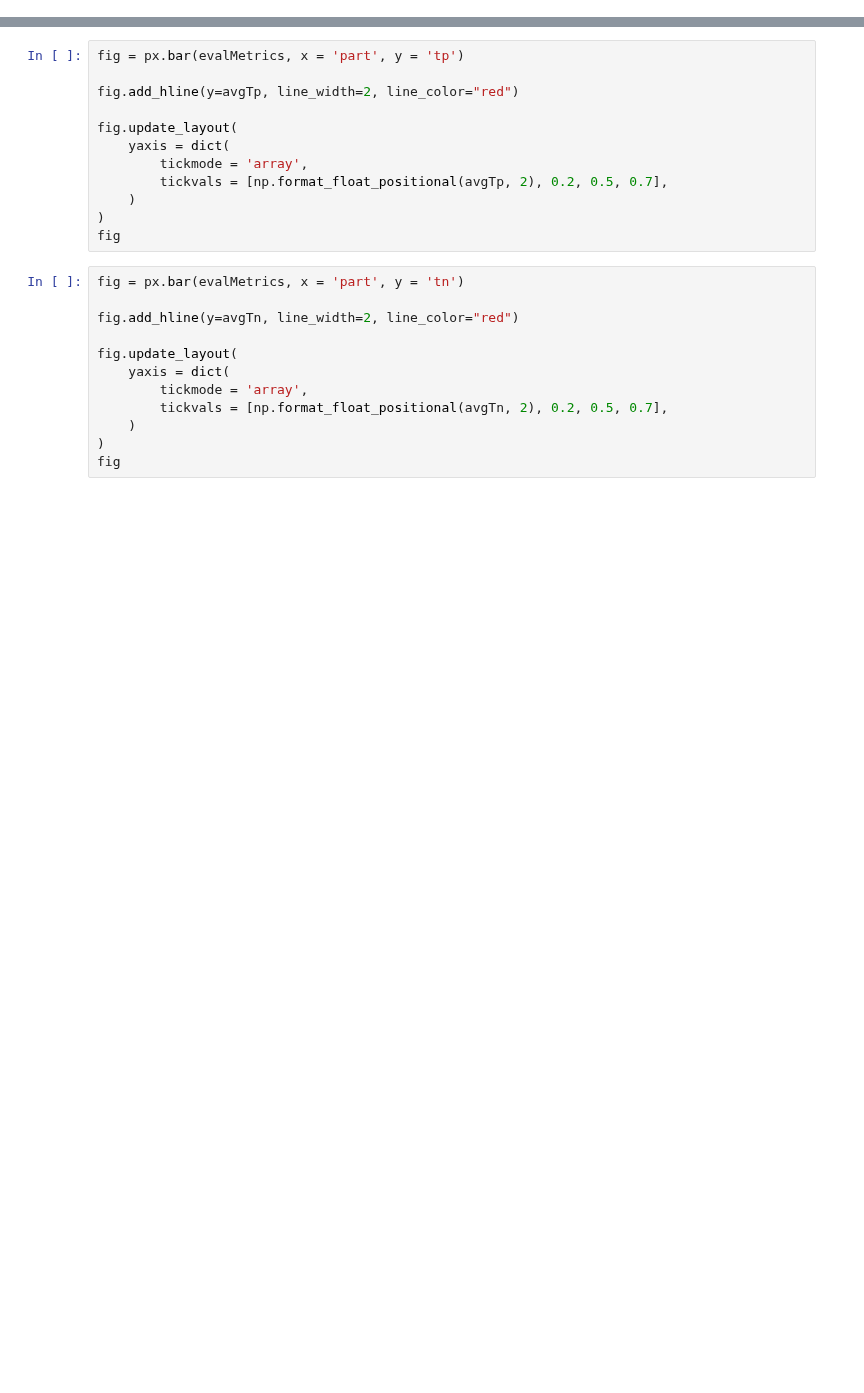
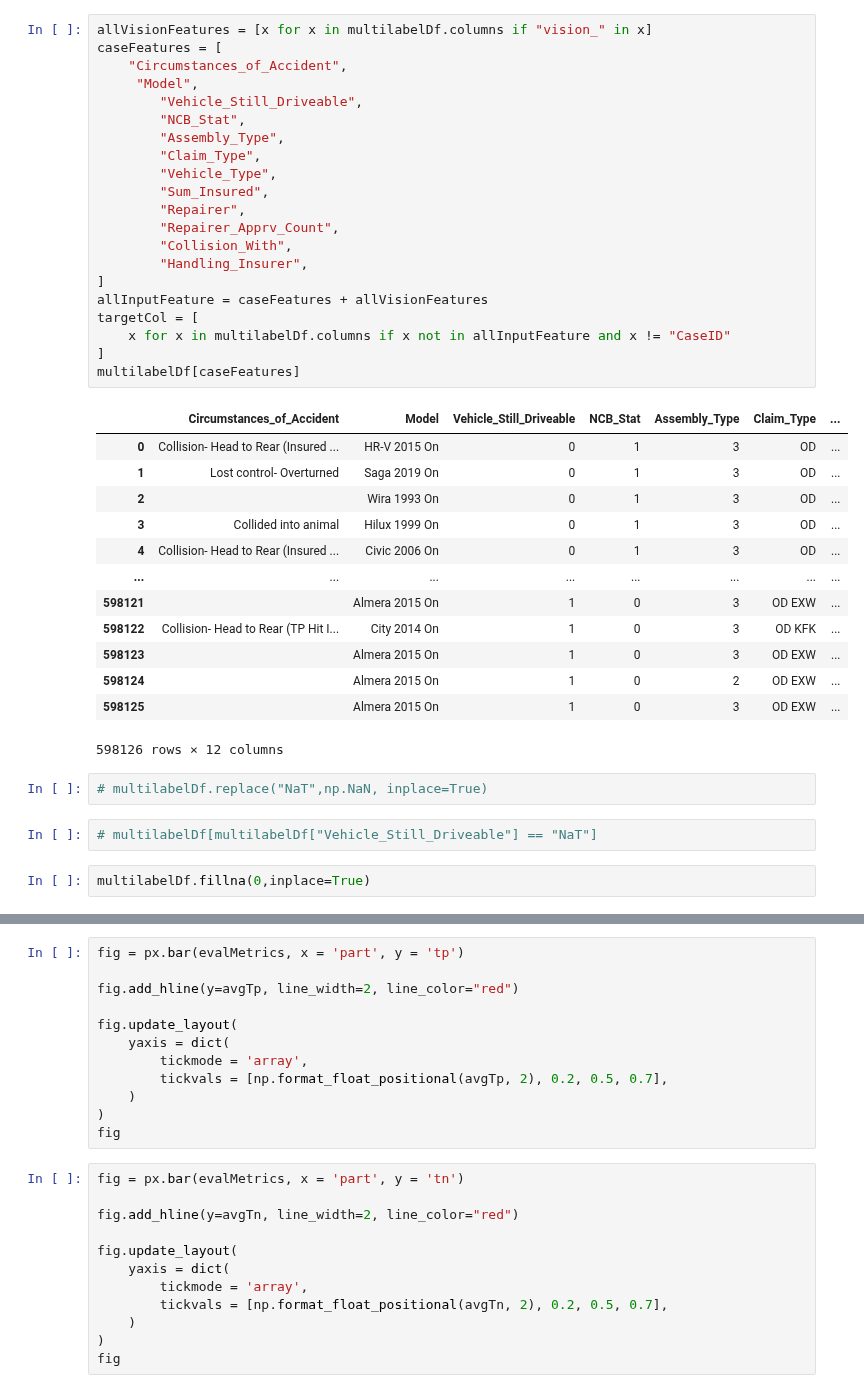
Before and after one commit to MLMonkATGY/DLDataPipeline, a Jupyter notebook: src/train/E2E_real_data.ipynb, the cells around one changed output, grey strips where cells are left out. Cells and saved outputs as stored; diff of their text form; blank space fills up the shorter version.

```diff
--- a/src/train/E2E_real_data.ipynb
+++ b/src/train/E2E_real_data.ipynb
@@ -27,0 +56,41 @@ from tqdm import tqdm
+# %%
+allVisionFeatures = [x for x in multilabelDf.columns if "vision_" in x]
+caseFeatures = [
+    "Circumstances_of_Accident",
+     "Model",
+        "Vehicle_Still_Driveable",
+        "NCB_Stat",
+        "Assembly_Type",
+        "Claim_Type",
+        "Vehicle_Type",
+        "Sum_Insured",
+        "Repairer",
+        "Repairer_Apprv_Count",
+        "Collision_With",
+        "Handling_Insurer",
+]
+allInputFeature = caseFeatures + allVisionFeatures
+targetCol = [
+    x for x in multilabelDf.columns if x not in allInputFeature and x != "CaseID"
+]
+multilabelDf[caseFeatures]
+# %% [output]
+|  | Circumstances_of_Accident | Model | Vehicle_Still_Driveable | NCB_Stat | Assembly_Type | Claim_Type | ... |
+| 0 | Collision- Head to Rear (Insured ... | HR-V 2015 On | 0 | 1 | 3 | OD | ... |
+| 1 | Lost control- Overturned | Saga 2019 On | 0 | 1 | 3 | OD | ... |
+| 2 |  | Wira 1993 On | 0 | 1 | 3 | OD | ... |
+| 3 | Collided into animal | Hilux 1999 On | 0 | 1 | 3 | OD | ... |
+| 4 | Collision- Head to Rear (Insured ... | Civic 2006 On | 0 | 1 | 3 | OD | ... |
+| ... | ... | ... | ... | ... | ... | ... | ... |
+| 598121 |  | Almera 2015 On | 1 | 0 | 3 | OD EXW | ... |
+| 598122 | Collision- Head to Rear (TP Hit I... | City 2014 On | 1 | 0 | 3 | OD KFK | ... |
+| 598123 |  | Almera 2015 On | 1 | 0 | 3 | OD EXW | ... |
+| 598124 |  | Almera 2015 On | 1 | 0 | 2 | OD EXW | ... |
+| 598125 |  | Almera 2015 On | 1 | 0 | 3 | OD EXW | ... |
+598126 rows × 12 columns
+# %%
+# multilabelDf.replace("NaT",np.NaN, inplace=True)
+# %%
+# multilabelDf[multilabelDf["Vehicle_Still_Driveable"] == "NaT"]
+# %%
+multilabelDf.fillna(0,inplace=True)
```
Also changed, not shown: parts of 7 cells of this notebook, 7 other files.
